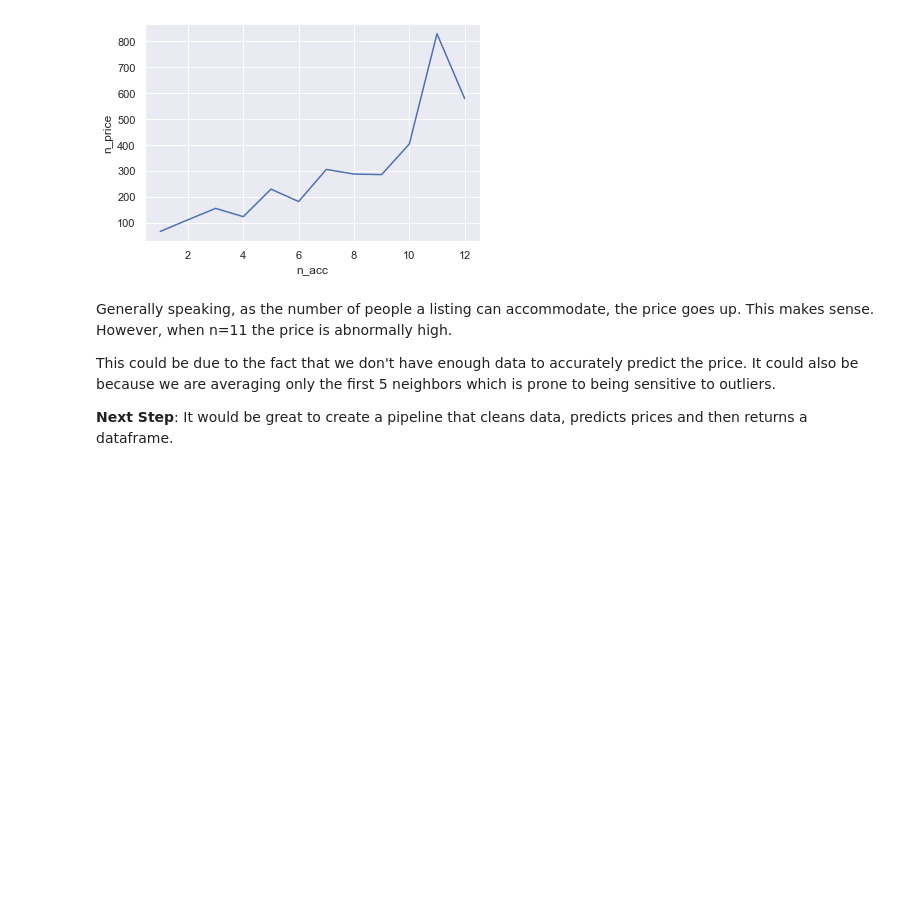
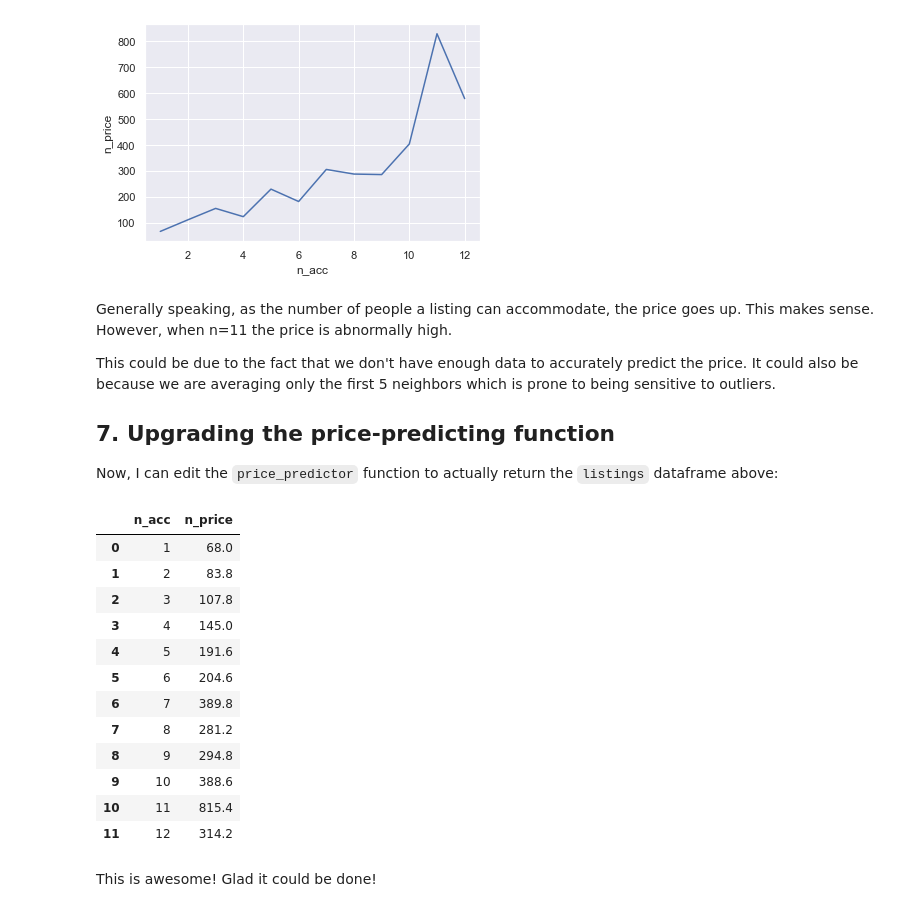
Before and after one commit to harera3/ML_Blueprints, a Jupyter notebook: 01_Predicting_AirBnB_Rental_Price.ipynb, the cells around one changed output. Drawn from its saved outputs; the diff is of its cells as text; code cells hidden in the pictures; blank space fills up the shorter version.

Commit message:
upgraded function

```diff
--- a/01_Predicting_AirBnB_Rental_Price.ipynb
+++ b/01_Predicting_AirBnB_Rental_Price.ipynb
@@ -261,4 +254,45 @@ Generally speaking, as the number of people a listing can accommodate, the price
 
 This could be due to the fact that we don't have enough data to accurately predict the price. It could also be because we are averaging only the first 5 neighbors which is prone to being sensitive to outliers.
 
-**Next Step**: It would be great to create a pipeline that cleans data, predicts prices and then returns a dataframe.
+## 7. Upgrading the price-predicting function
+
+Now, I can edit the `price_predictor` function to actually return the `listings` dataframe above:
+# %%
+# price-predicting function, upgraded
+def price_predictor_2(df):
+    df_copy = df.copy()
+    n_acc = np.arange(1,13)
+    n_price = []
+    for n in n_acc:
+        df_copy['euclid'] = df_copy['accommodates'].apply(
+            lambda x: np.abs(x - n))
+        df_copy = df_copy.sort_values('euclid')
+        KNN_5 = df_copy.iloc[0:5]['price']
+        m = KNN_5.mean()
+        n_price.append(m)
+    new_listings = pd.DataFrame()
+    new_listings['n_acc'] = n_acc
+    new_listings['n_price'] = n_price
+    return new_listings
+# %%
+dc_1 = pd.read_csv('data/dc_airbnb.csv')
+dc1_clean = price_cleaner(dc_1)
+dc1_sorted = random_sorter(dc1_clean)
+acc_n_price = price_predictor_2(dc1_sorted)
+acc_n_price
+# %% [output]
+|  | n_acc | n_price |
+| 0 | 1 | 68.0 |
+| 1 | 2 | 83.8 |
+| 2 | 3 | 107.8 |
+| 3 | 4 | 145.0 |
+| 4 | 5 | 191.6 |
+| 5 | 6 | 204.6 |
+| 6 | 7 | 389.8 |
+| 7 | 8 | 281.2 |
+| 8 | 9 | 294.8 |
+| 9 | 10 | 388.6 |
+| 10 | 11 | 815.4 |
+| 11 | 12 | 314.2 |
+# %% [markdown]
+This is awesome! Glad it could be done!
```
Also changed, not shown: parts of 3 cells of this notebook.
